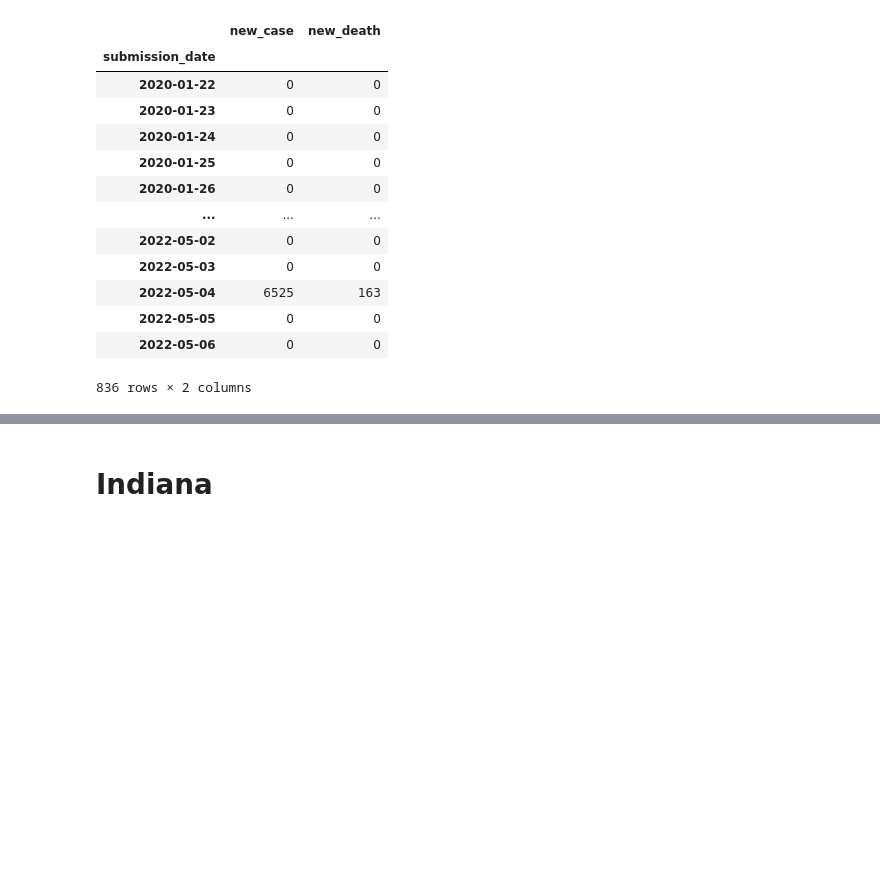
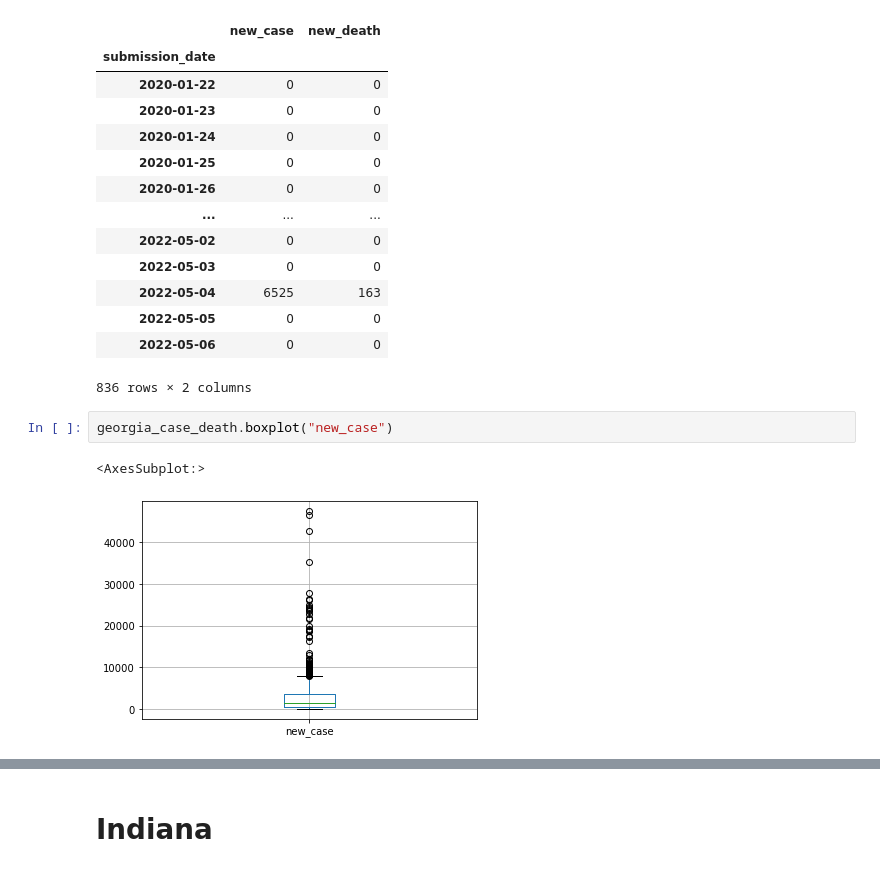
Before and after one commit to manal3112/cse-544-project, a Jupyter notebook: data_preprocess.ipynb, the cells around one changed output, grey strips where cells are left out. Saved outputs shown, nothing was run; the diff lists cells and outputs as text; blank space fills up the shorter version.

Commit message:
Added plots and remarks

```diff
--- a/data_preprocess.ipynb
+++ b/data_preprocess.ipynb
@@ -82,3 +82,8 @@ georgia_case_death
 | 2022-05-05 | 0 | 0 |
 | 2022-05-06 | 0 | 0 |
 836 rows × 2 columns
+# %%
+georgia_case_death.boxplot("new_case")
+# %% [output]
+<AxesSubplot:>
+[figure, added]
```
Also changed, not shown: parts of 10 cells of this notebook.
